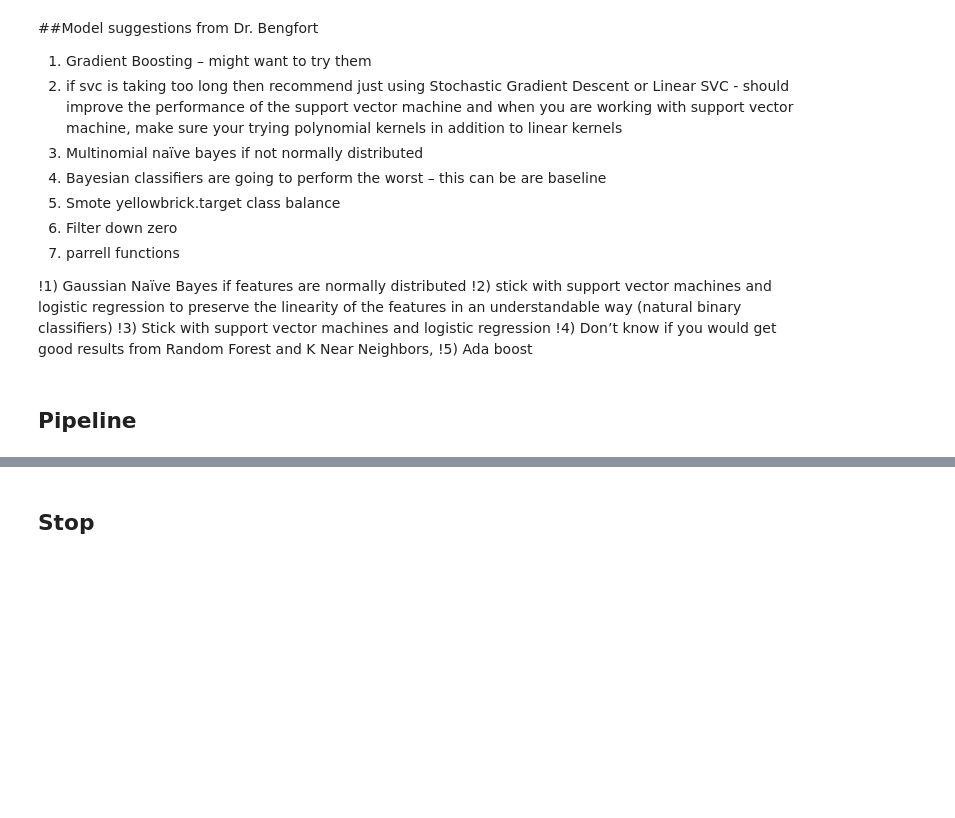
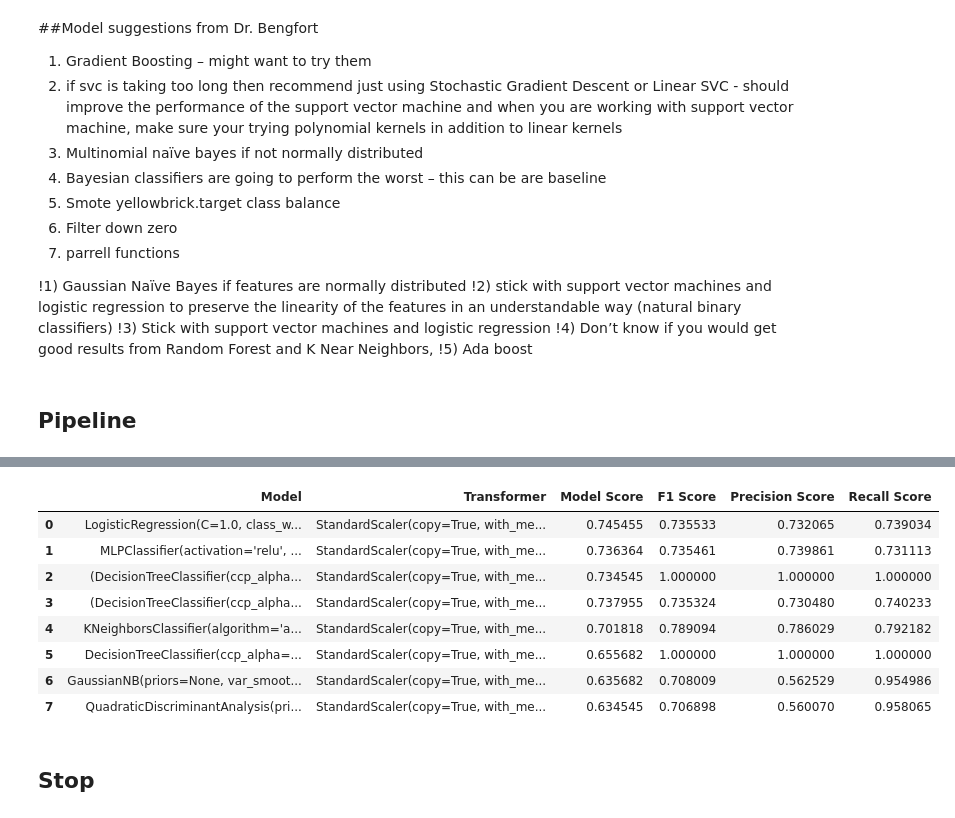
Before and after one commit to georgetown-analytics/Spotify, a Jupyter notebook: 5_Machine_Learning/Models.ipynb, the cells around one changed output, grey strips where cells are left out. Saved outputs shown, nothing was run; the diff lists cells and outputs as text; code cells hidden in the pictures; blank space fills up the shorter version.

```diff
--- a/5_Machine_Learning/Models.ipynb
+++ b/5_Machine_Learning/Models.ipynb
@@ -265,3 +309,15 @@ Recall Score:  0.7348101414816733
+# %%
+pd.DataFrame(a)
+# %% [output]
+|  | Model | Transformer | Model Score | F1 Score | Precision Score | Recall Score |
+| 0 | LogisticRegression(C=1.0, class_w... | StandardScaler(copy=True, with_me... | 0.745455 | 0.735533 | 0.732065 | 0.739034 |
+| 1 | MLPClassifier(activation='relu', ... | StandardScaler(copy=True, with_me... | 0.736364 | 0.735461 | 0.739861 | 0.731113 |
+| 2 | (DecisionTreeClassifier(ccp_alpha... | StandardScaler(copy=True, with_me... | 0.734545 | 1.000000 | 1.000000 | 1.000000 |
+| 3 | (DecisionTreeClassifier(ccp_alpha... | StandardScaler(copy=True, with_me... | 0.737955 | 0.735324 | 0.730480 | 0.740233 |
+| 4 | KNeighborsClassifier(algorithm='a... | StandardScaler(copy=True, with_me... | 0.701818 | 0.789094 | 0.786029 | 0.792182 |
+| 5 | DecisionTreeClassifier(ccp_alpha=... | StandardScaler(copy=True, with_me... | 0.655682 | 1.000000 | 1.000000 | 1.000000 |
+| 6 | GaussianNB(priors=None, var_smoot... | StandardScaler(copy=True, with_me... | 0.635682 | 0.708009 | 0.562529 | 0.954986 |
+| 7 | QuadraticDiscriminantAnalysis(pri... | StandardScaler(copy=True, with_me... | 0.634545 | 0.706898 | 0.560070 | 0.958065 |
 # %% [markdown]
 ## Stop
 # %% [markdown]
```
Also changed, not shown: parts of 7 cells of this notebook.
